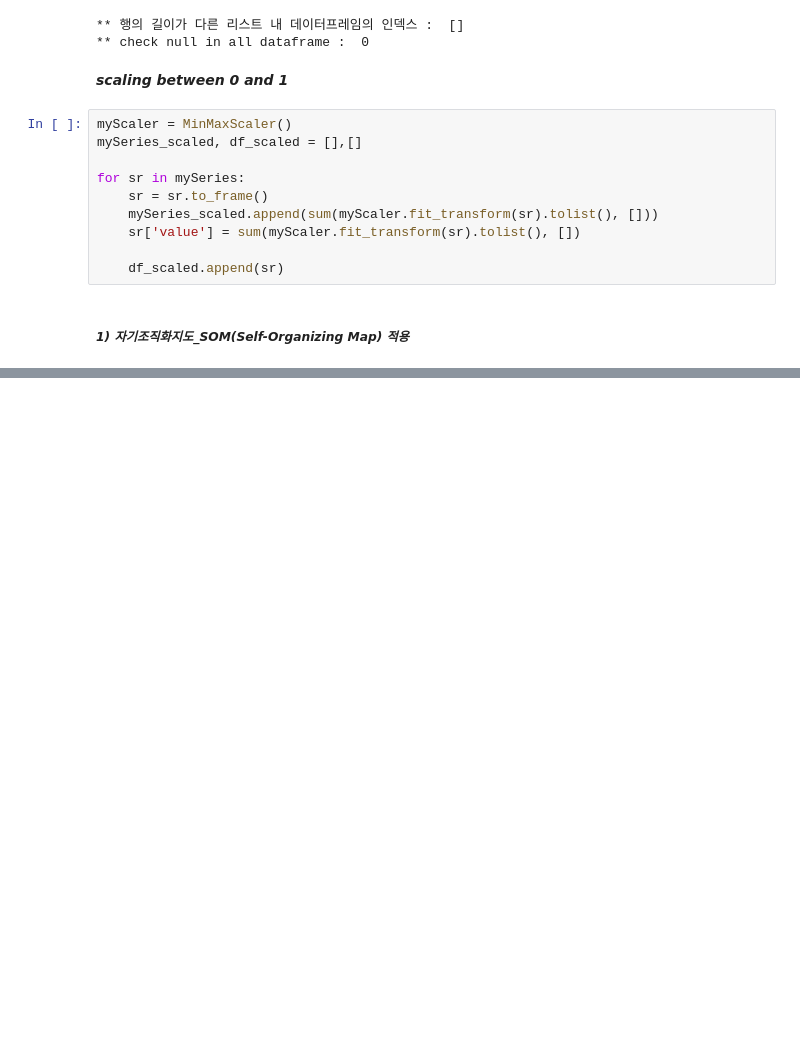
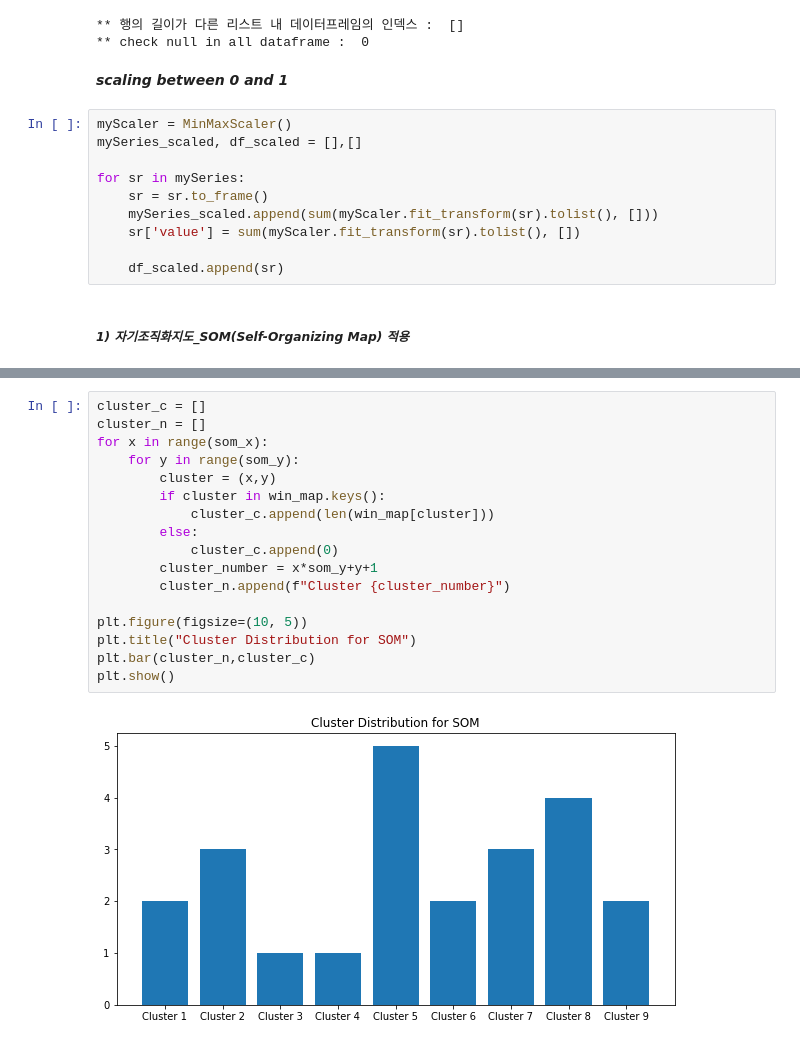
Before and after one commit to mwithgod3952/jh_Minor_Projects, a Jupyter notebook: Test_version_of_time_series_clustering_with_SOM_and_K_Means_clustering.ipynb, the cells around one changed output, grey strips where cells are left out. Cells and saved outputs as stored; diff of their text form; blank space fills up the shorter version.

```diff
--- a/Test_version_of_time_series_clustering_with_SOM_and_K_Means_clustering.ipynb
+++ b/Test_version_of_time_series_clustering_with_SOM_and_K_Means_clustering.ipynb
@@ -242,5 +245,24 @@ for i in range(10):
 --- result3 ---
 ... (18 outputs left out)
+# %%
+cluster_c = []
+cluster_n = []
+for x in range(som_x):
+    for y in range(som_y):
+        cluster = (x,y)
+        if cluster in win_map.keys():
+            cluster_c.append(len(win_map[cluster]))
+        else:
+            cluster_c.append(0)
+        cluster_number = x*som_y+y+1
+        cluster_n.append(f"Cluster {cluster_number}")
+
+plt.figure(figsize=(10, 5))
+plt.title("Cluster Distribution for SOM")
+plt.bar(cluster_n,cluster_c)
+plt.show()
+# %% [output]
+[figure, added]
 # %%
 display(map_df_lst[0])
 # %% [output]
```
Also changed, not shown: parts of 8 cells of this notebook.
